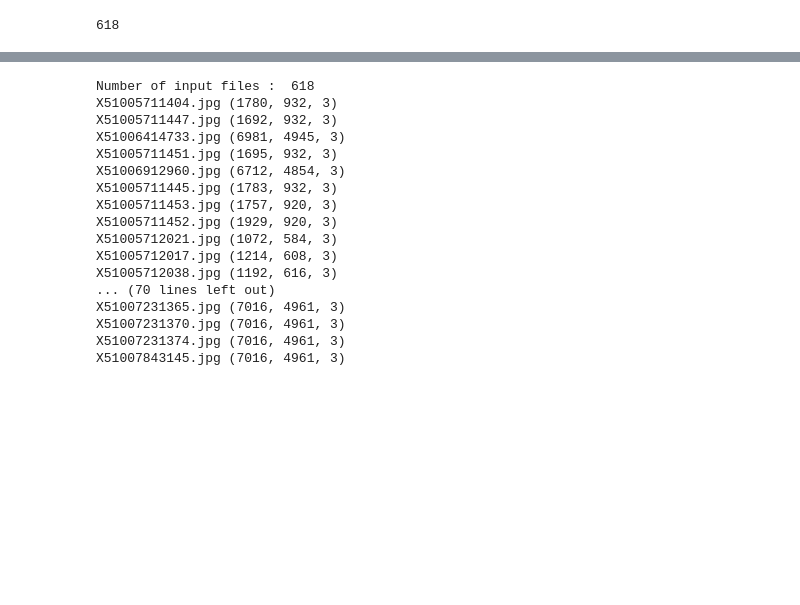
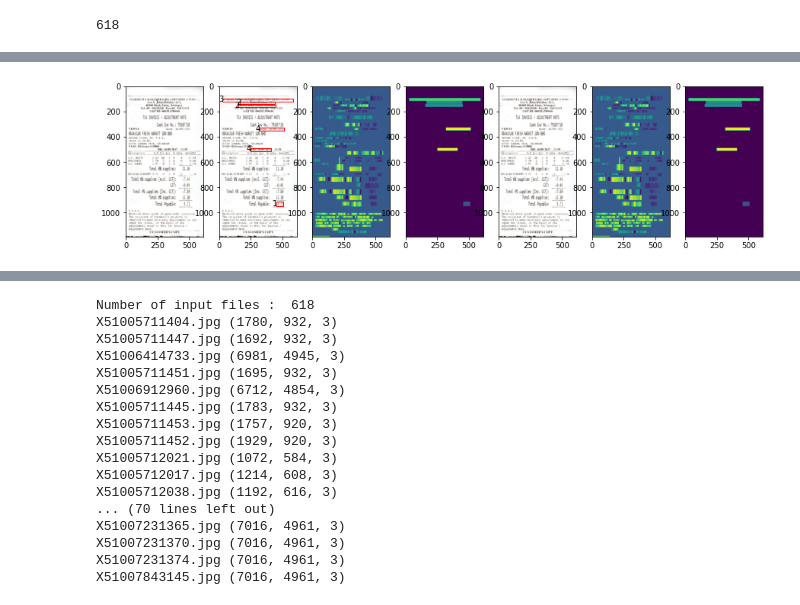
Before and after one commit to Hrishkesh/Invoice-, a Jupyter notebook: Data_visualization.ipynb, the cells around one changed output, grey strips where cells are left out. Cells and saved outputs as stored; diff of their text form; code cells hidden in the pictures; blank space fills up the shorter version.

```diff
--- a/Data_visualization.ipynb
+++ b/Data_visualization.ipynb
@@ -294,5 +401,18 @@ plt.show()
 # %%
 def get_reduced_output(chargrid_pd, gt_pd, img_shape):
+
+    # Add plots
+    fig, ax = plt.subplots(1, 4, figsize=(15, 15))
+    ax[0].imshow(img)
+    ax[1].imshow(img)
+    for i in range(len(gt_pd)):
+      rect1 = patches.Rectangle((gt_pd['left'][i],gt_pd['top'][i]),
+                          (gt_pd['right'][i]-gt_pd['left'][i]),
+                          (gt_pd['bot'][i]-gt_pd['top'][i]),
+                          linewidth=1,edgecolor='r',facecolor='none')
+      ax[1].add_patch(rect1)
+      ax[1].text(gt_pd['left'][i]-30,gt_pd['bot'][i],gt_pd['class'][i])
+
     chargrid_np = np.array([0]*img_shape[0]*img_shape[1]).reshape((img_shape[0], img_shape[1]))
 
     chargrid_pd.sort_values(by="conf", ascending=True, inplace=True) #Sort by confidence
@@ -309,6 +429,9 @@ def get_reduced_output(chargrid_pd, gt_pd, img_shape):
     for index, row in gt_pd.iterrows():
         gt_np[row['top']:row['bot'], row['left']:row['right']] = row['class']
 
+    ax[2].imshow(chargrid_np)
+    ax[3].imshow(gt_np)
+
     ## Remove empty rows and columns
     tab_cumsum_todelete_x = np.cumsum(np.all(chargrid_np == 0, axis=0))
     gt_pd['left'] -= tab_cumsum_todelete_x[gt_pd['left'].tolist()]
@@ -324,4 +447,17 @@ def get_reduced_output(chargrid_pd, gt_pd, img_shape):
     chargrid_np = chargrid_np[:,~np.all(chargrid_np == 0, axis=0)]
     chargrid_np = chargrid_np[~np.all(chargrid_np == 0, axis=1),:]
 
+    img_cropped = img[:,~np.all(chargrid_np == 0, axis=0)]
+
+    fig, ax = plt.subplots(1, 3, figsize=(15, 15))
+
+    ax[0].imshow(img_cropped)
+
+    ax[1].imshow(chargrid_np)
+    ax[2].imshow(gt_np)
+
     return chargrid_np, gt_np, gt_pd
+# %%
+chargrid_np, gt_np, gt_pd = get_reduced_output(chargrid_pd, gt_pd, img_shape)
+# %% [output]
+[figure, added]
```
Also changed, not shown: parts of 32 cells of this notebook.
